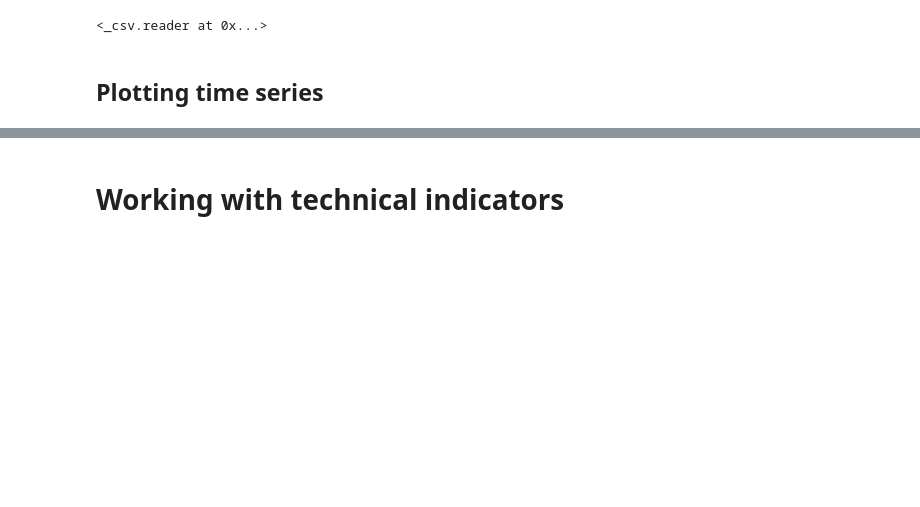
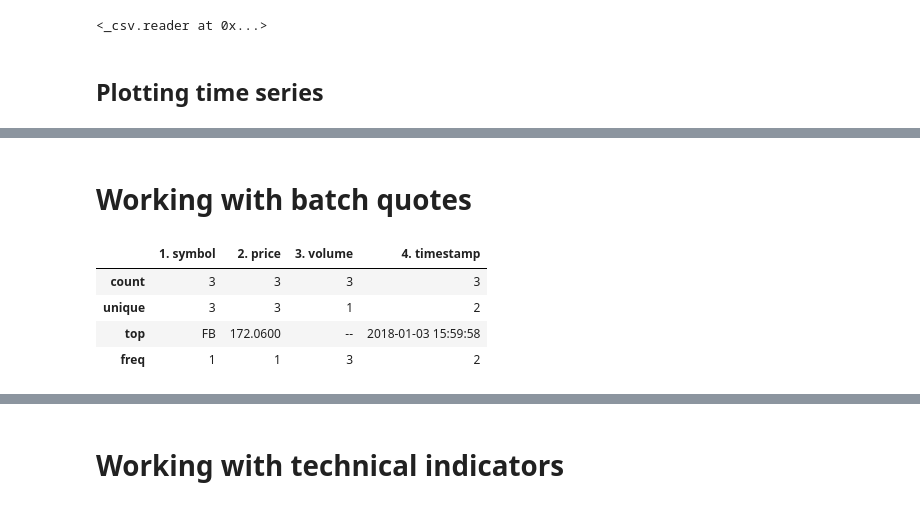
Before and after one commit to RomelTorres/av_example, a Jupyter notebook: Alpha vantage examples.ipynb, the cells around one changed output, grey strips where cells are left out. Saved outputs shown, nothing was run; the diff lists cells and outputs as text; code cells hidden in the pictures; blank space fills up the shorter version.

```diff
--- a/Alpha vantage examples.ipynb
+++ b/Alpha vantage examples.ipynb
@@ -58,0 +67,13 @@ plt.show()
+# %% [markdown]
+# Working with batch quotes
+# %%
+# It is still a TimeSeries call
+ts.output_format='pandas'
+data, meta_data = ts.get_batch_stock_quotes(symbols=('MSFT', 'FB', 'AAPL'))
+data.describe()
+# %% [output]
+|  | 1. symbol | 2. price | 3. volume | 4. timestamp |
+| count | 3 | 3 | 3 | 3 |
+| unique | 3 | 3 | 1 | 2 |
+| top | FB | 172.0600 | -- | 2018-01-03 15:59:58 |
+| freq | 1 | 1 | 3 | 2 |
```
Also changed, not shown: parts of 14 cells of this notebook.
